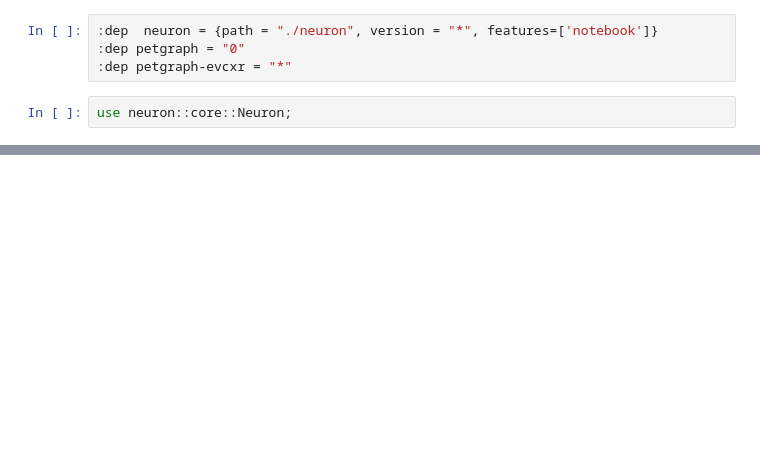
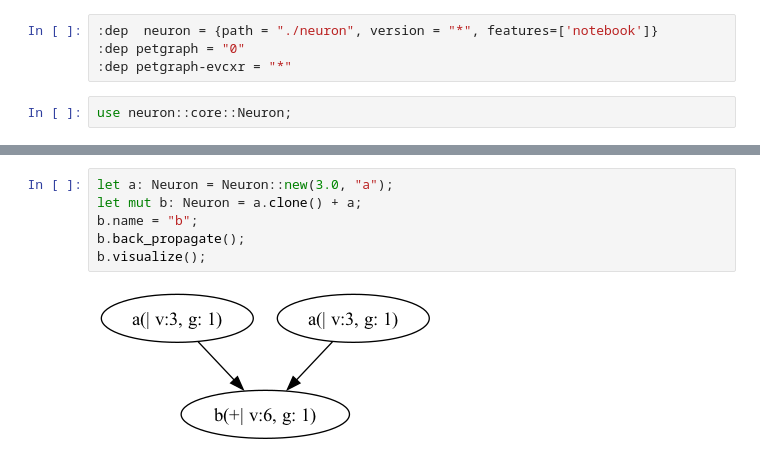
Before and after one commit to distributed-randomness/Neuron, a Jupyter notebook: demo.ipynb, the cells around one changed output, grey strips where cells are left out. Saved outputs shown, nothing was run; the diff lists cells and outputs as text; blank space fills up the shorter version.

Commit message:
back to where we were.

```diff
--- a/demo.ipynb
+++ b/demo.ipynb
@@ -32 +31,9 @@ The type of the variable l was redefined, so was lost.
 [figure]
+# %%
+let a: Neuron = Neuron::new(3.0, "a");
+let mut b: Neuron = a.clone() + a;
+b.name = "b";
+b.back_propagate();
+b.visualize();
+# %% [output]
+[figure, added]
```
Also changed, not shown: parts of 1 cell of this notebook.
